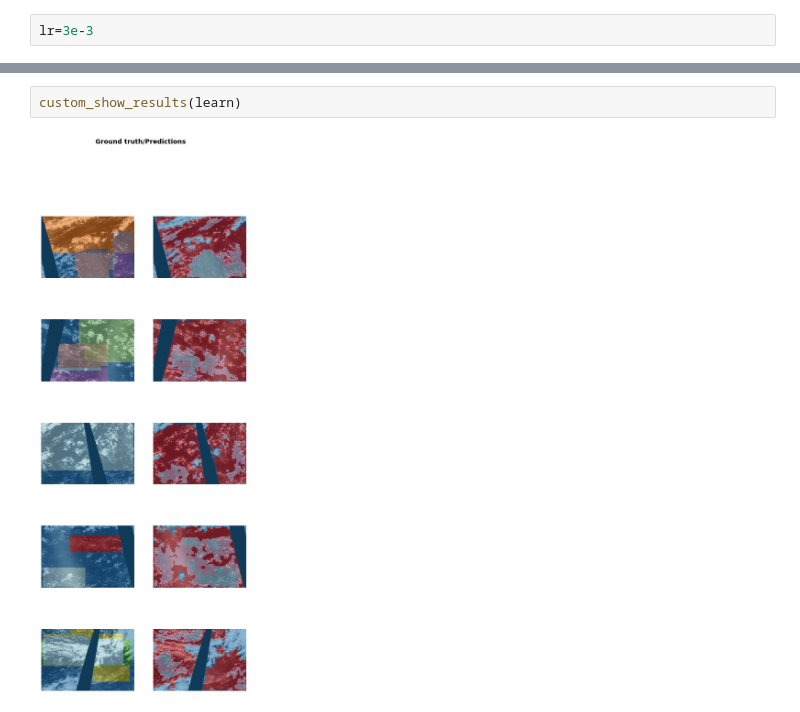
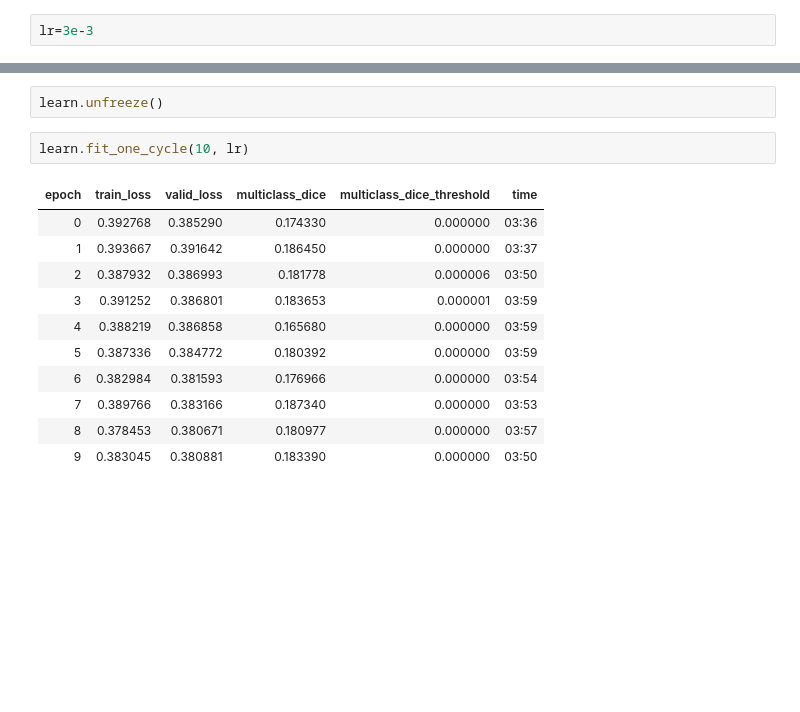
Before and after one commit to JoshVarty/KaggleClouds, a Jupyter notebook: 01_BasicModel.ipynb, the cells around one changed output, grey strips where cells are left out. Saved outputs shown, nothing was run; the diff lists cells and outputs as text; blank space fills up the shorter version.

```diff
--- a/01_BasicModel.ipynb
+++ b/01_BasicModel.ipynb
@@ -293,4 +188,16 @@ Path: data/train_images_350x525>
-# %%
-custom_show_results(learn)
-# %% [output]
-[figure, removed]
+# %%
+learn.unfreeze()
+# %%
+learn.fit_one_cycle(10, lr)
+# %% [output]
+| epoch | train_loss | valid_loss | multiclass_dice | multiclass_dice_threshold | time |
+| 0 | 0.392768 | 0.385290 | 0.174330 | 0.000000 | 03:36 |
+| 1 | 0.393667 | 0.391642 | 0.186450 | 0.000000 | 03:37 |
+| 2 | 0.387932 | 0.386993 | 0.181778 | 0.000006 | 03:50 |
+| 3 | 0.391252 | 0.386801 | 0.183653 | 0.000001 | 03:59 |
+| 4 | 0.388219 | 0.386858 | 0.165680 | 0.000000 | 03:59 |
+| 5 | 0.387336 | 0.384772 | 0.180392 | 0.000000 | 03:59 |
+| 6 | 0.382984 | 0.381593 | 0.176966 | 0.000000 | 03:54 |
+| 7 | 0.389766 | 0.383166 | 0.187340 | 0.000000 | 03:53 |
+| 8 | 0.378453 | 0.380671 | 0.180977 | 0.000000 | 03:57 |
+| 9 | 0.383045 | 0.380881 | 0.183390 | 0.000000 | 03:50 |
```
Also changed, not shown: parts of 33 cells of this notebook.
